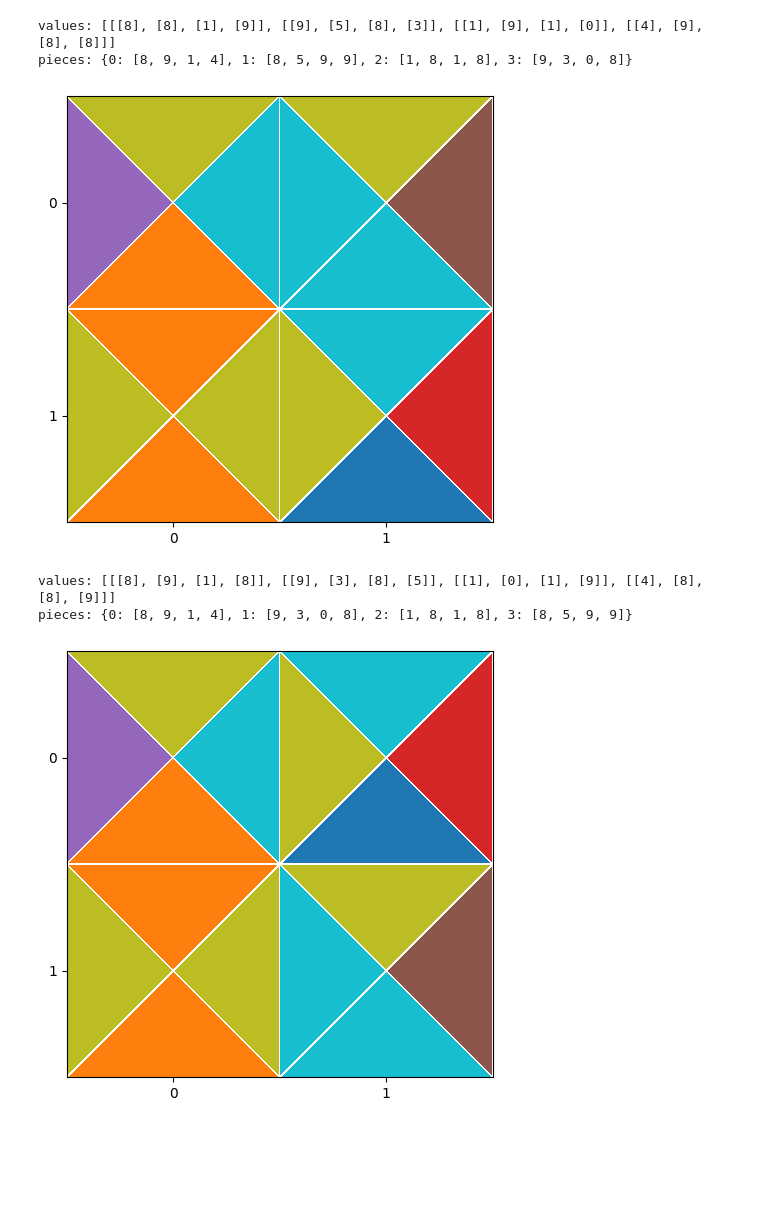
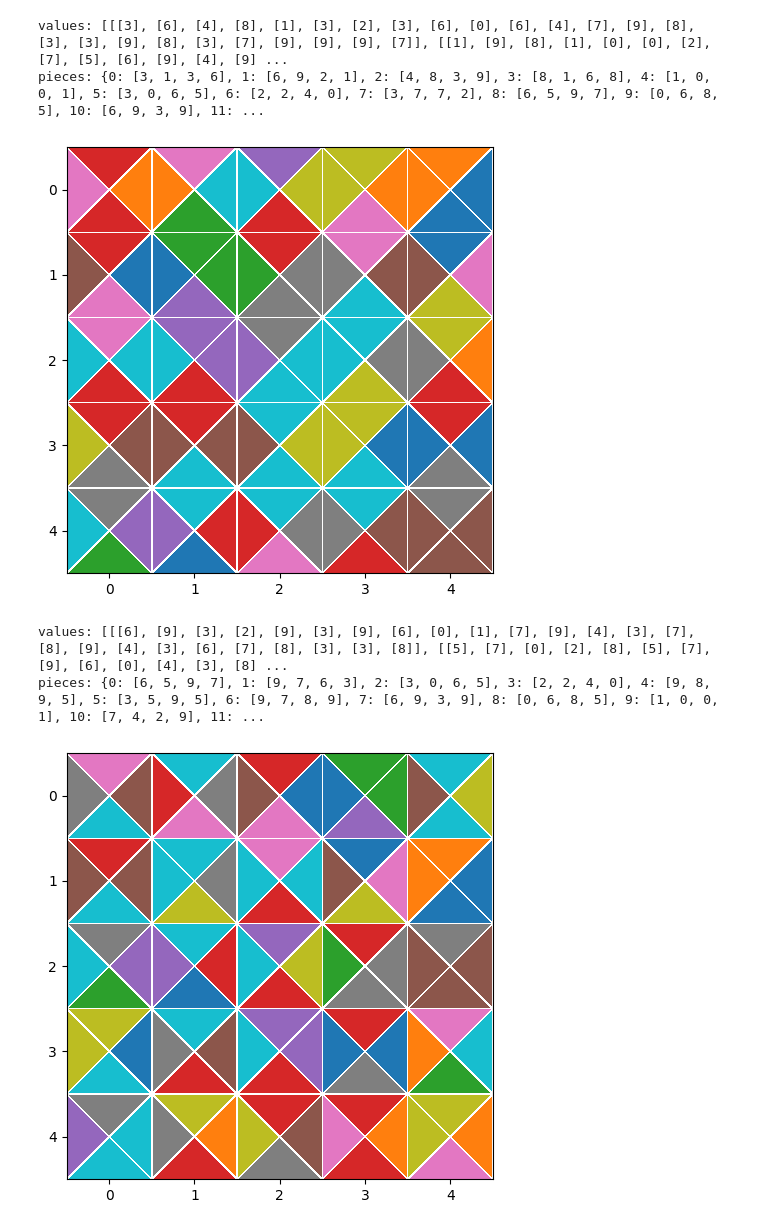
Before and after one commit to Waterboy1602/Masterproef-Code, a Jupyter notebook: TetraVex_Solver.ipynb, the cells around one changed output. Saved outputs shown, nothing was run; the diff lists cells and outputs as text; code cells hidden in the pictures; blank space fills up the shorter version.

```diff
--- a/TetraVex_Solver.ipynb
+++ b/TetraVex_Solver.ipynb
@@ -7,6 +7,8 @@ import networkx as nx
 import matplotlib.pyplot as plt
 from matplotlib.tri import Triangulation
 import numpy as np
+# %%
+sizeBoard = 5
 # %%
 # Get the values & pieces from the TetraVex game
 # Values are for visualization
@@ -71,24 +73,22 @@ def visualizeBoard(values, sizeBoard):
     plt.show()
 # %%
 # Solution
-sizeBoard = 2
-file = open("./dataFiles/TetraVex_2x2_Solution.txt", "r")
+file = open("./dataFiles/TetraVex_" + str(sizeBoard) + "x"  + str(sizeBoard) + "_Solution.txt", "r")
 values, pieces = getValuesAndPieces(file)
 visualizeBoard(values, sizeBoard)
 # %% [output]
-values: [[[8], [8], [1], [9]], [[9], [5], [8], [3]], [[1], [9], [1], [0]], [[4], [9], [8], [8]]]
-pieces: {0: [8, 9, 1, 4], 1: [8, 5, 9, 9], 2: [1, 8, 1, 8], 3: [9, 3, 0, 8]}
+values: [[[3], [6], [4], [8], [1], [3], [2], [3], [6], [0], [6], [4], [7], [9], [8], [3], [3], [9], [8], [3], [7], [9], [9], [9], [7]], [[1], [9], [8], [1], [0], [0], [2], [7], [5], [6], [9], [4], [9] ...
+pieces: {0: [3, 1, 3, 6], 1: [6, 9, 2, 1], 2: [4, 8, 3, 9], 3: [8, 1, 6, 8], 4: [1, 0, 0, 1], 5: [3, 0, 6, 5], 6: [2, 2, 4, 0], 7: [3, 7, 7, 2], 8: [6, 5, 9, 7], 9: [0, 6, 8, 5], 10: [6, 9, 3, 9], 11: ...
-[figure, old version]
+[figure, new version]
 # %%
 # Start board
-sizeBoard = 2
-file = open("./dataFiles/TetraVex_2x2.txt", "r")
+file = open("./dataFiles/TetraVex_" + str(sizeBoard) + "x"  + str(sizeBoard) + ".txt", "r")
 values, pieces = getValuesAndPieces(file)
 visualizeBoard(values, sizeBoard)
 # %% [output]
-values: [[[8], [9], [1], [8]], [[9], [3], [8], [5]], [[1], [0], [1], [9]], [[4], [8], [8], [9]]]
-pieces: {0: [8, 9, 1, 4], 1: [9, 3, 0, 8], 2: [1, 8, 1, 8], 3: [8, 5, 9, 9]}
+values: [[[6], [9], [3], [2], [9], [3], [9], [6], [0], [1], [7], [9], [4], [3], [7], [8], [9], [4], [3], [6], [7], [8], [3], [3], [8]], [[5], [7], [0], [2], [8], [5], [7], [9], [6], [0], [4], [3], [8] ...
+pieces: {0: [6, 5, 9, 7], 1: [9, 7, 6, 3], 2: [3, 0, 6, 5], 3: [2, 2, 4, 0], 4: [9, 8, 9, 5], 5: [3, 5, 9, 5], 6: [9, 7, 8, 9], 7: [6, 9, 3, 9], 8: [0, 6, 8, 5], 9: [1, 0, 0, 1], 10: [7, 4, 2, 9], 11: ...
-[figure, old version]
+[figure, new version]
 # %%
 # Build Graph
 size = len(pieces)
```
Also changed, not shown: parts of 3 cells of this notebook, 3 other files.
